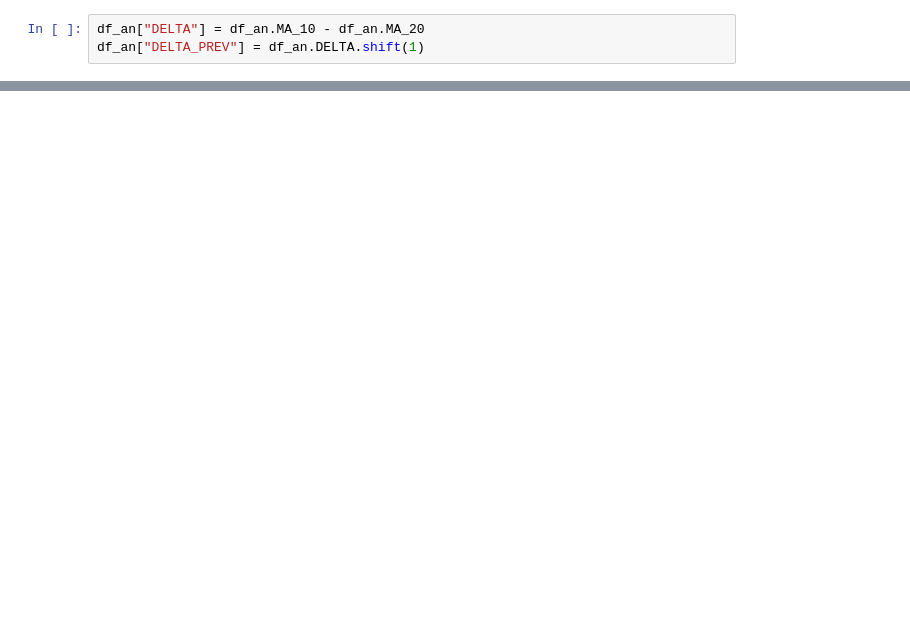
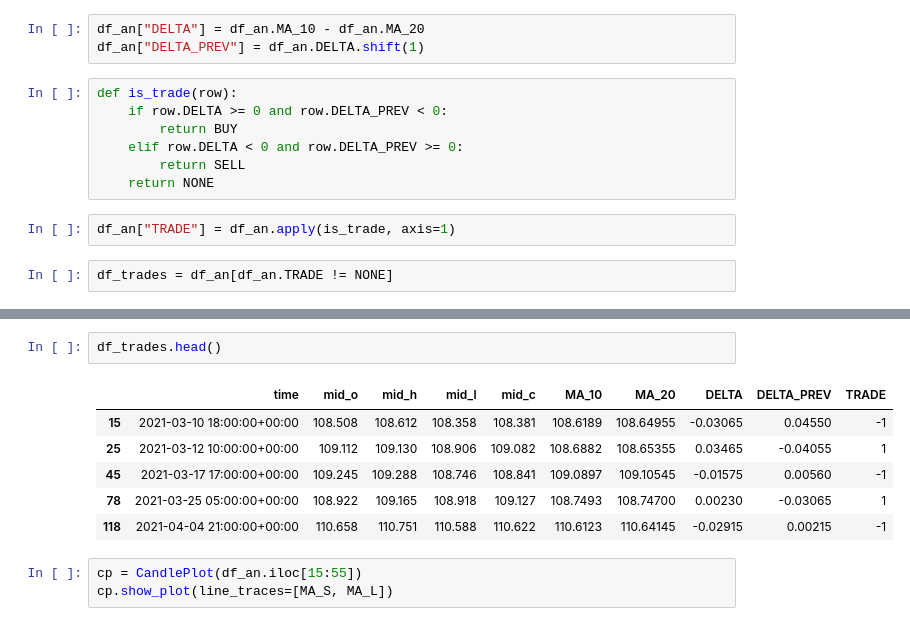
Before and after one commit to itsmarcotime/Forex_trading_system_in_Python, a Jupyter notebook: jupyter_notes/MA_test.ipynb, the cells around one changed output, grey strips where cells are left out. Cells and saved outputs as stored; diff of their text form; blank space fills up the shorter version.

```diff
--- a/jupyter_notes/MA_test.ipynb
+++ b/jupyter_notes/MA_test.ipynb
@@ -65,3 +76,14 @@ df_an.head()
 # %%
 df_an["DELTA"] = df_an.MA_10 - df_an.MA_20
 df_an["DELTA_PREV"] = df_an.DELTA.shift(1)
+# %%
+def is_trade(row):
+    if row.DELTA >= 0 and row.DELTA_PREV < 0:
+        return BUY
+    elif row.DELTA < 0 and row.DELTA_PREV >= 0:
+        return SELL
+    return NONE
+# %%
+df_an["TRADE"] = df_an.apply(is_trade, axis=1)
+# %%
+df_trades = df_an[df_an.TRADE != NONE]
@@ -67,0 +94,12 @@ df_an["DELTA_PREV"] = df_an.DELTA.shift(1)
+# %%
+df_trades.head()
+# %% [output]
+|  | time | mid_o | mid_h | mid_l | mid_c | MA_10 | MA_20 | DELTA | DELTA_PREV | TRADE |
+| 15 | 2021-03-10 18:00:00+00:00 | 108.508 | 108.612 | 108.358 | 108.381 | 108.6189 | 108.64955 | -0.03065 | 0.04550 | -1 |
+| 25 | 2021-03-12 10:00:00+00:00 | 109.112 | 109.130 | 108.906 | 109.082 | 108.6882 | 108.65355 | 0.03465 | -0.04055 | 1 |
+| 45 | 2021-03-17 17:00:00+00:00 | 109.245 | 109.288 | 108.746 | 108.841 | 109.0897 | 109.10545 | -0.01575 | 0.00560 | -1 |
+| 78 | 2021-03-25 05:00:00+00:00 | 108.922 | 109.165 | 108.918 | 109.127 | 108.7493 | 108.74700 | 0.00230 | -0.03065 | 1 |
+| 118 | 2021-04-04 21:00:00+00:00 | 110.658 | 110.751 | 110.588 | 110.622 | 110.6123 | 110.64145 | -0.02915 | 0.00215 | -1 |
+# %%
+cp = CandlePlot(df_an.iloc[15:55])
+cp.show_plot(line_traces=[MA_S, MA_L])
```
Also changed, not shown: parts of 2 cells of this notebook.
